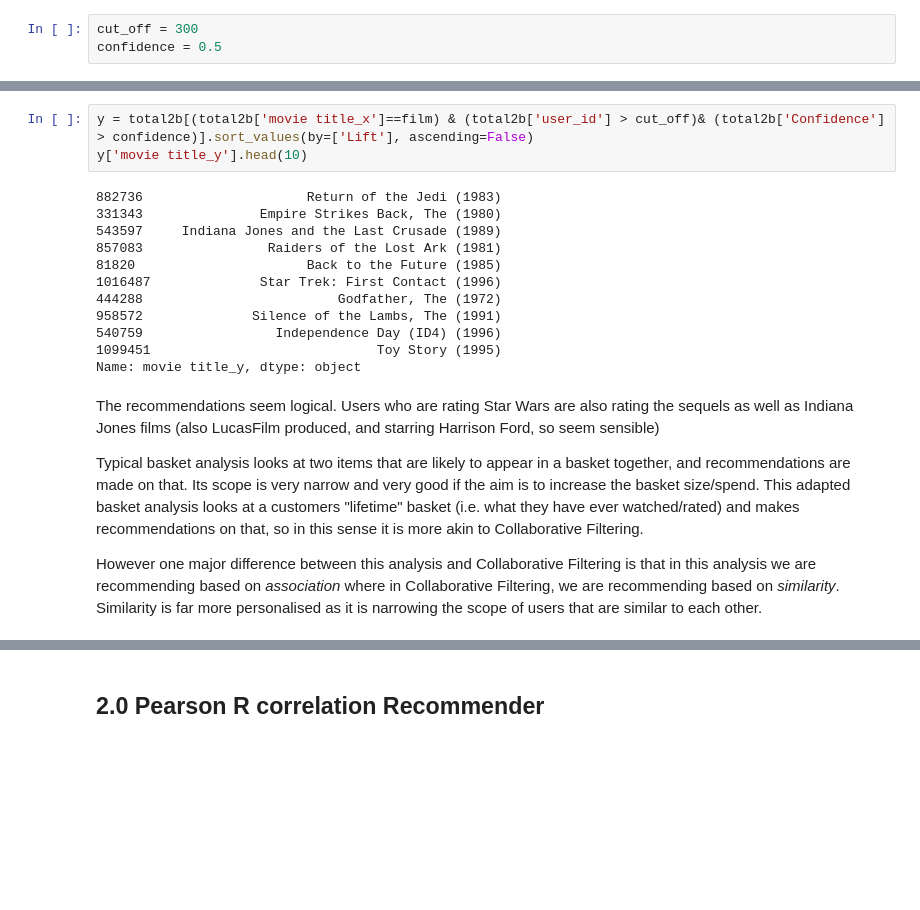
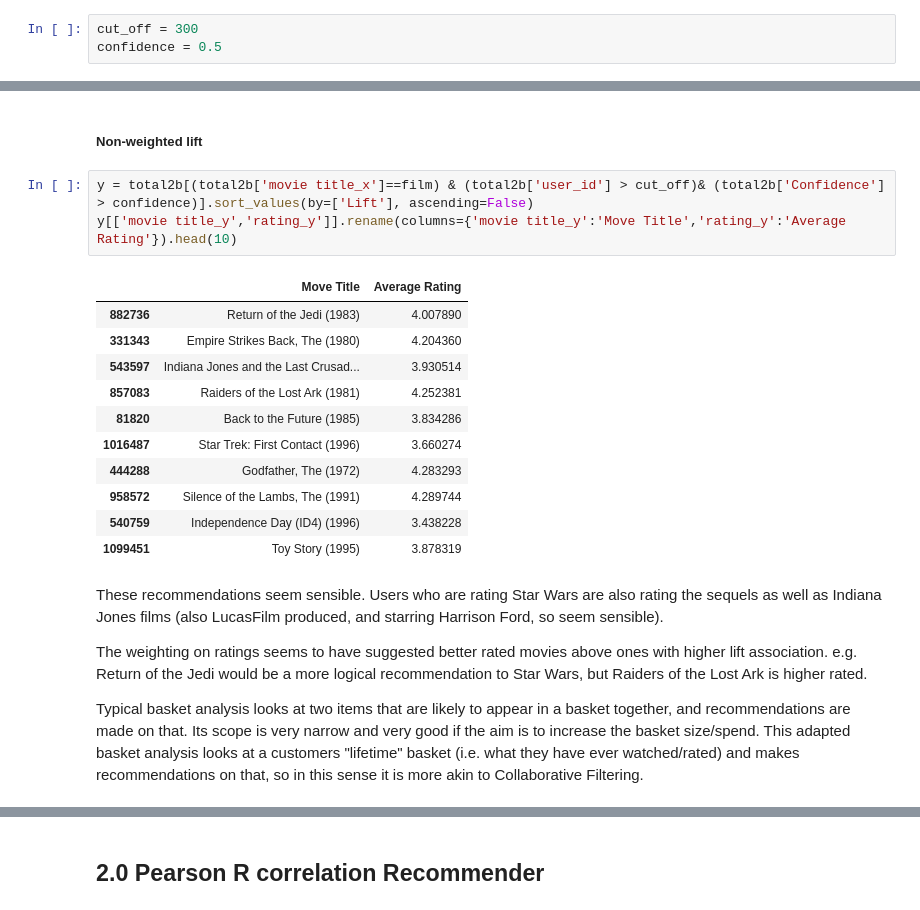
Before and after one commit to suhaibqazi/Movie-Recommendation-Engine-, a Jupyter notebook: Movie Recommendation Comparison - writeup.ipynb, the cells around one changed output, grey strips where cells are left out. Cells and saved outputs as stored; diff of their text form; blank space fills up the shorter version.

```diff
--- a/Movie Recommendation Comparison - writeup.ipynb
+++ b/Movie Recommendation Comparison - writeup.ipynb
@@ -268,21 +270,23 @@ Name: movie title_y, dtype: object
+# %% [markdown]
+##### Non-weighted lift
 # %%
 y = total2b[(total2b['movie title_x']==film) & (total2b['user_id'] > cut_off)& (total2b['Confidence'] > confidence)].sort_values(by=['Lift'], ascending=False)
-y['movie title_y'].head(10)
+y[['movie title_y','rating_y']].rename(columns={'movie title_y':'Move Title','rating_y':'Average Rating'}).head(10)
 # %% [output]
-882736                     Return of the Jedi (1983)
-331343               Empire Strikes Back, The (1980)
-543597     Indiana Jones and the Last Crusade (1989)
-857083                Raiders of the Lost Ark (1981)
-81820                      Back to the Future (1985)
-1016487              Star Trek: First Contact (1996)
-444288                         Godfather, The (1972)
-958572              Silence of the Lambs, The (1991)
-540759                 Independence Day (ID4) (1996)
-1099451                             Toy Story (1995)
-Name: movie title_y, dtype: object
+|  | Move Title | Average Rating |
+| 882736 | Return of the Jedi (1983) | 4.007890 |
+| 331343 | Empire Strikes Back, The (1980) | 4.204360 |
+| 543597 | Indiana Jones and the Last Crusad... | 3.930514 |
+| 857083 | Raiders of the Lost Ark (1981) | 4.252381 |
+| 81820 | Back to the Future (1985) | 3.834286 |
+| 1016487 | Star Trek: First Contact (1996) | 3.660274 |
+| 444288 | Godfather, The (1972) | 4.283293 |
+| 958572 | Silence of the Lambs, The (1991) | 4.289744 |
+| 540759 | Independence Day (ID4) (1996) | 3.438228 |
+| 1099451 | Toy Story (1995) | 3.878319 |
 # %% [markdown]
-The recommendations seem logical. Users who are rating Star Wars are also rating the sequels as well as Indiana Jones films (also LucasFilm produced, and starring Harrison Ford, so seem sensible)
+These recommendations seem sensible. Users who are rating Star Wars are also rating the sequels as well as Indiana Jones films (also LucasFilm produced, and starring Harrison Ford, so seem sensible).
+
+The weighting on ratings seems to have suggested better rated movies above ones with higher lift association. e.g. Return of the Jedi would be a more logical recommendation to Star Wars, but Raiders of the Lost Ark is higher rated.
 
 Typical basket analysis looks at two items that are likely to appear in a basket together, and recommendations are made on that. Its scope is very narrow and very good if the aim is to increase the basket size/spend. This adapted basket analysis looks at a customers "lifetime" basket (i.e. what they have ever watched/rated) and makes recommendations on that, so in this sense it is more akin to Collaborative Filtering.
-
-However one major difference between this analysis and Collaborative Filtering is that in this analysis we are recommending based on _association_ where in Collaborative Filtering, we are recommending based on _similarity_. Similarity is far more personalised as it is narrowing the scope of users that are similar to each other.
```
Also changed, not shown: parts of 30 cells of this notebook.
